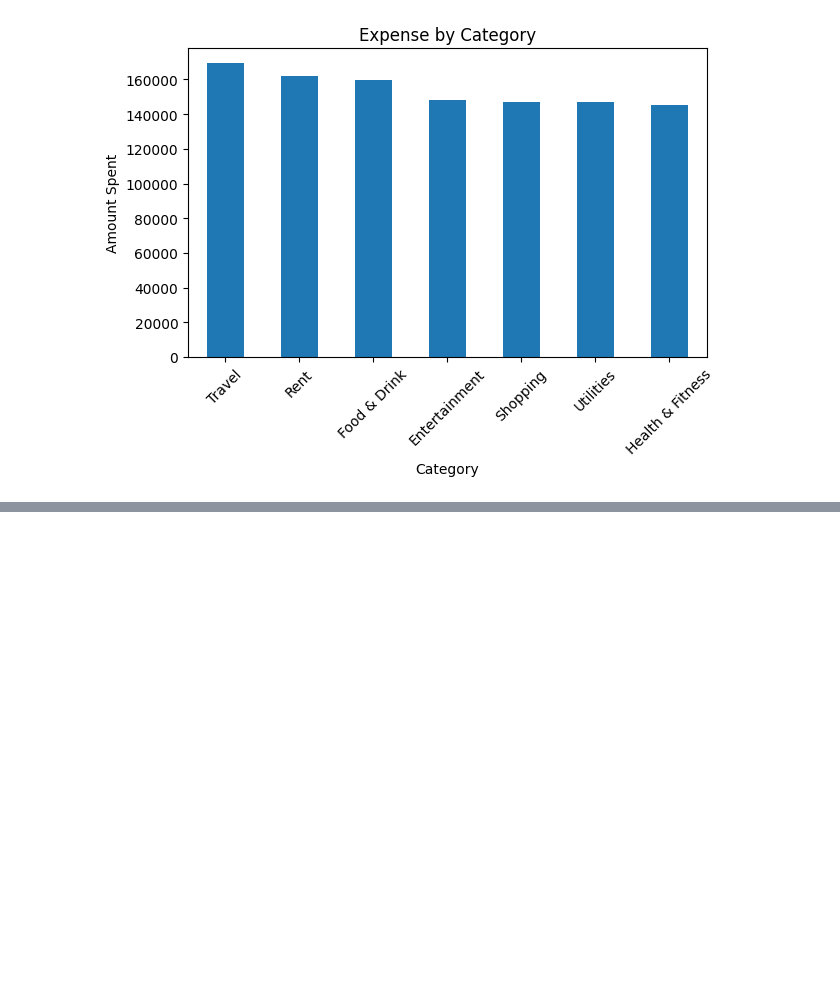
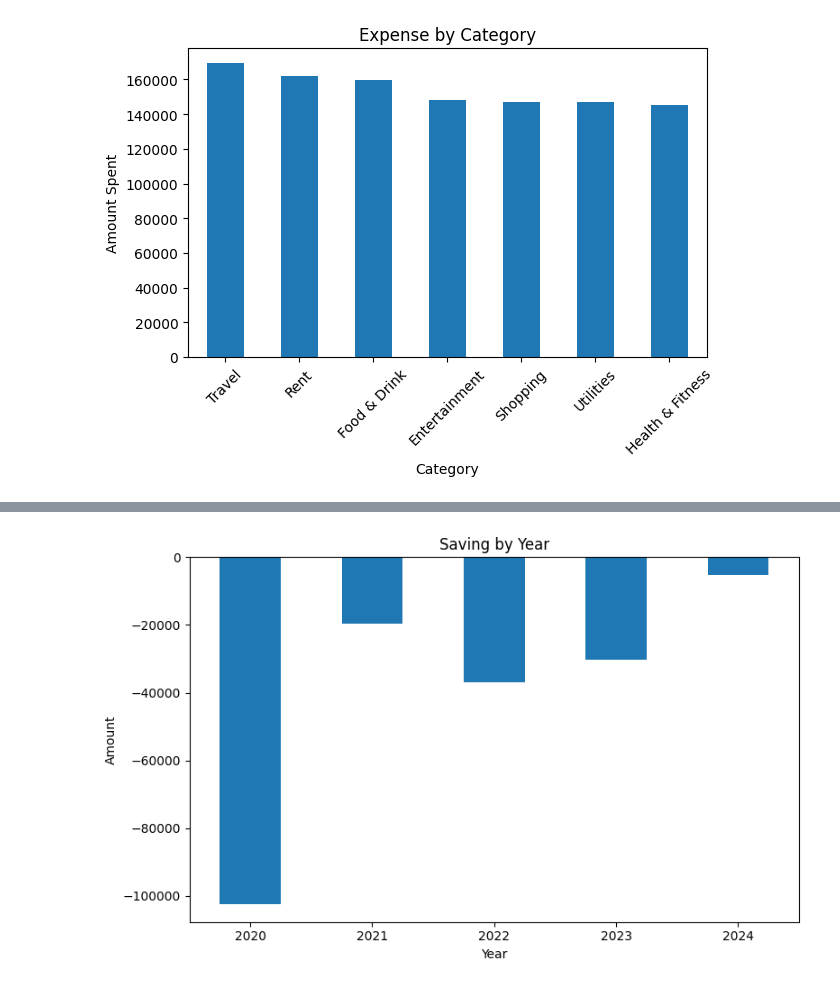
Before and after one commit to YASH280626/expense-tracker, a Jupyter notebook: analytics/analysis.ipynb, the cells around one changed output, grey strips where cells are left out. Drawn from its saved outputs; the diff is of its cells as text; code cells hidden in the pictures; blank space fills up the shorter version.

```diff
--- a/analytics/analysis.ipynb
+++ b/analytics/analysis.ipynb
@@ -474,0 +496,10 @@ plt.show()
+# %%
+clean_yearly_summary['Savings'].plot(kind='bar', figsize=(8,5))
+plt.xlabel('Year')
+plt.ylabel('Amount')
+plt.title('Saving by Year')
+plt.xticks(rotation=0)
+plt.tight_layout()
+plt.show()
+# %% [output]
+[figure, added]
```
Also changed, not shown: parts of 13 cells of this notebook.
